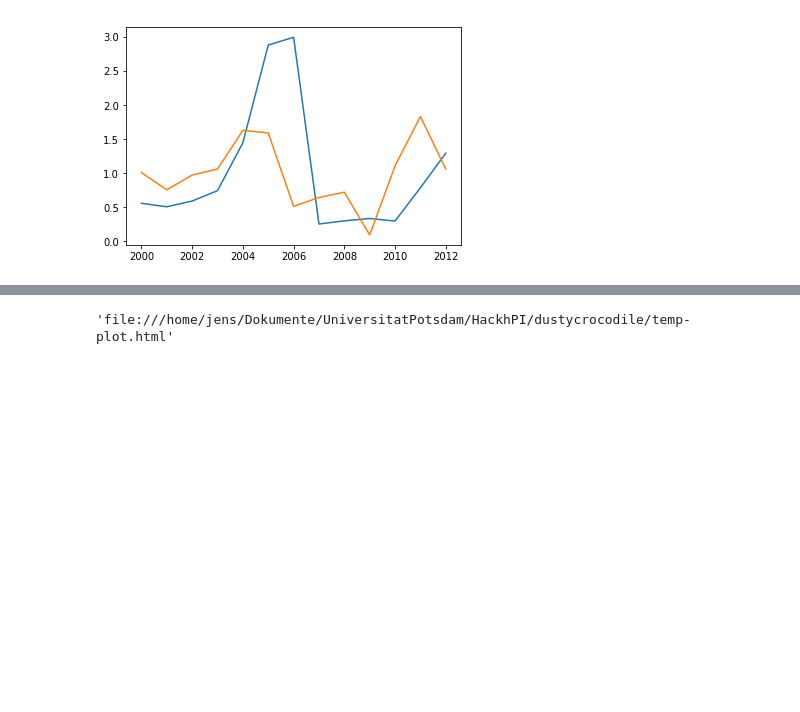
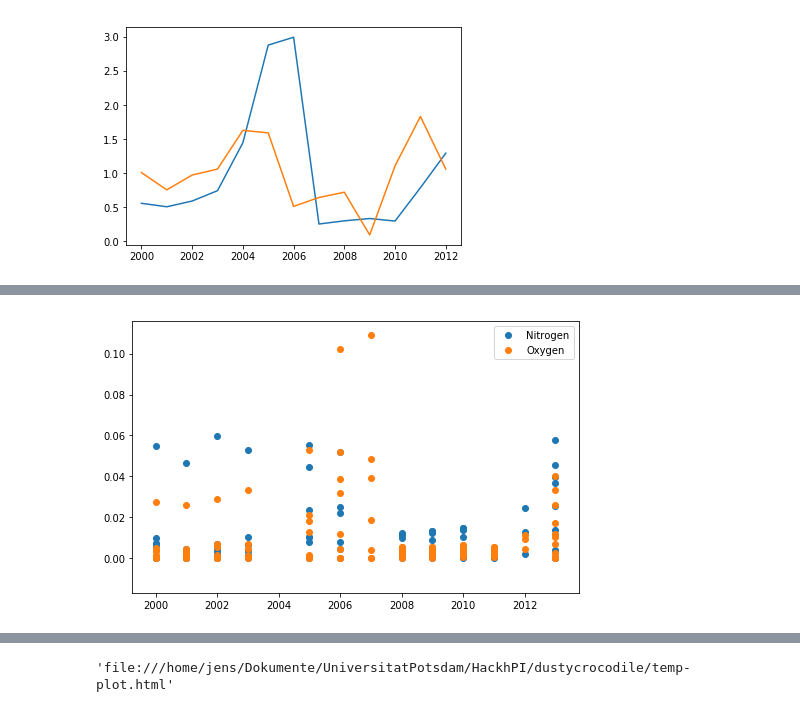
Before and after one commit to ekaterinailin/dustycrocodile, a Jupyter notebook: Jens_workspace.ipynb, the cells around one changed output, grey strips where cells are left out. Cells and saved outputs as stored; diff of their text form; code cells hidden in the pictures; blank space fills up the shorter version.

```diff
--- a/Jens_workspace.ipynb
+++ b/Jens_workspace.ipynb
@@ -256,0 +264,8 @@ dg.head()
+# %%
+plt.figure(figsize = (8,5))
+plt.scatter(df_RO.loc[df_RO.SUBSTANCE == "Nitrogen (N-tot )"].TIME, df_RO.loc[df_RO.SUBSTANCE == "Nitrogen (N-tot )"].Value/df_RO.loc[df_RO.SUBSTANCE == "Nitrogen (N-tot )"].Value.sum())
+plt.scatter(df_RO.loc[df_RO.SUBSTANCE == "Biochemical oxygen demand (BOD)"].TIME, df_RO.loc[df_RO.SUBSTANCE == "Biochemical oxygen demand (BOD)"].Value/df_RO.loc[df_RO.SUBSTANCE == "Biochemical oxygen demand (BOD)"].Value.sum())
+plt.legend(('Nitrogen', 'Oxygen'))
+plt.show()
+# %% [output]
+[figure, added]
```
Also changed, not shown: parts of 25 cells of this notebook, 1 other file.
